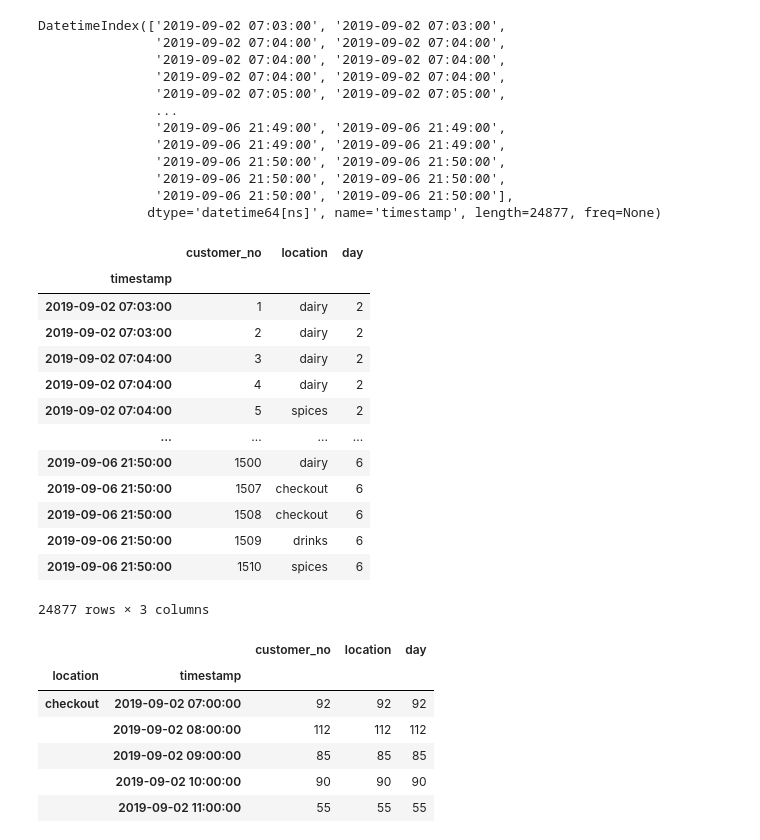
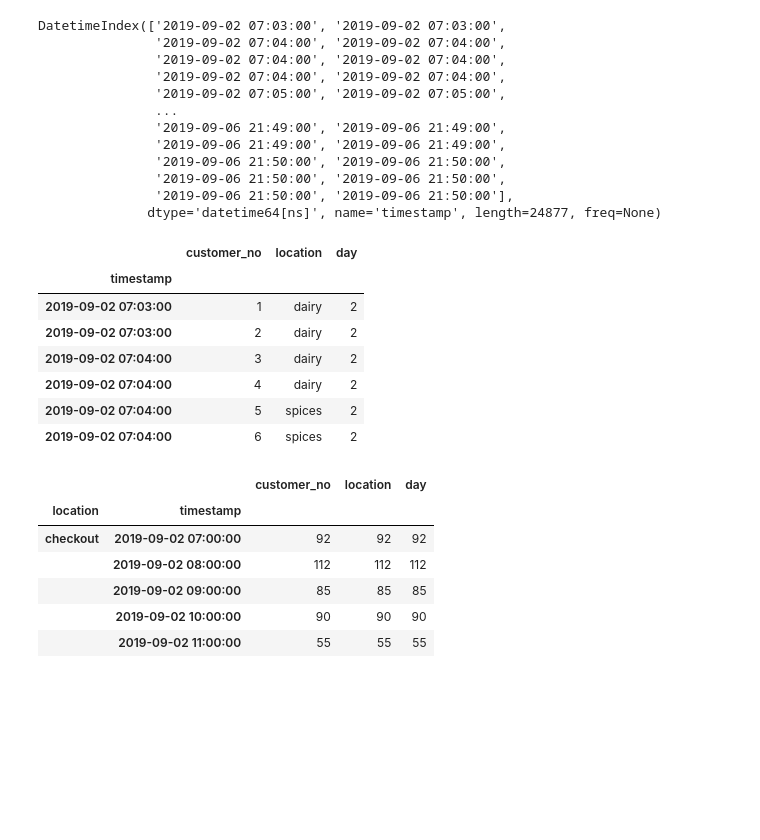
Before and after one commit to mehdijafarzadeh/markov_simulation, a Jupyter notebook: supermarket.ipynb, the cells around one changed output. Saved outputs shown, nothing was run; the diff lists cells and outputs as text; code cells hidden in the pictures; blank space fills up the shorter version.

```diff
--- a/supermarket.ipynb
+++ b/supermarket.ipynb
@@ -70,22 +72,16 @@ DatetimeIndex(['2019-09-02 07:03:00', '2019-09-02 07:03:00',
 # %%
 # Calculate the total number of customers in each section over time (here complete time)
 df.groupby(['location', 'day']).count()
-df
+df.head(6)
 # %% [output]
 |  | customer_no | location | day |
 | timestamp |  |  |  |
 | 2019-09-02 07:03:00 | 1 | dairy | 2 |
 | 2019-09-02 07:03:00 | 2 | dairy | 2 |
 | 2019-09-02 07:04:00 | 3 | dairy | 2 |
 | 2019-09-02 07:04:00 | 4 | dairy | 2 |
 | 2019-09-02 07:04:00 | 5 | spices | 2 |
-| ... | ... | ... | ... |
-| 2019-09-06 21:50:00 | 1500 | dairy | 6 |
-| 2019-09-06 21:50:00 | 1507 | checkout | 6 |
-| 2019-09-06 21:50:00 | 1508 | checkout | 6 |
-| 2019-09-06 21:50:00 | 1509 | drinks | 6 |
-| 2019-09-06 21:50:00 | 1510 | spices | 6 |
+| 2019-09-02 07:04:00 | 6 | spices | 2 |
-24877 rows × 3 columns
 # %%
 # Calculate the total number of customers in each section over time (here hourly)
 df.groupby('location').resample('h').count()
```
Also changed, not shown: parts of 29 cells of this notebook.
